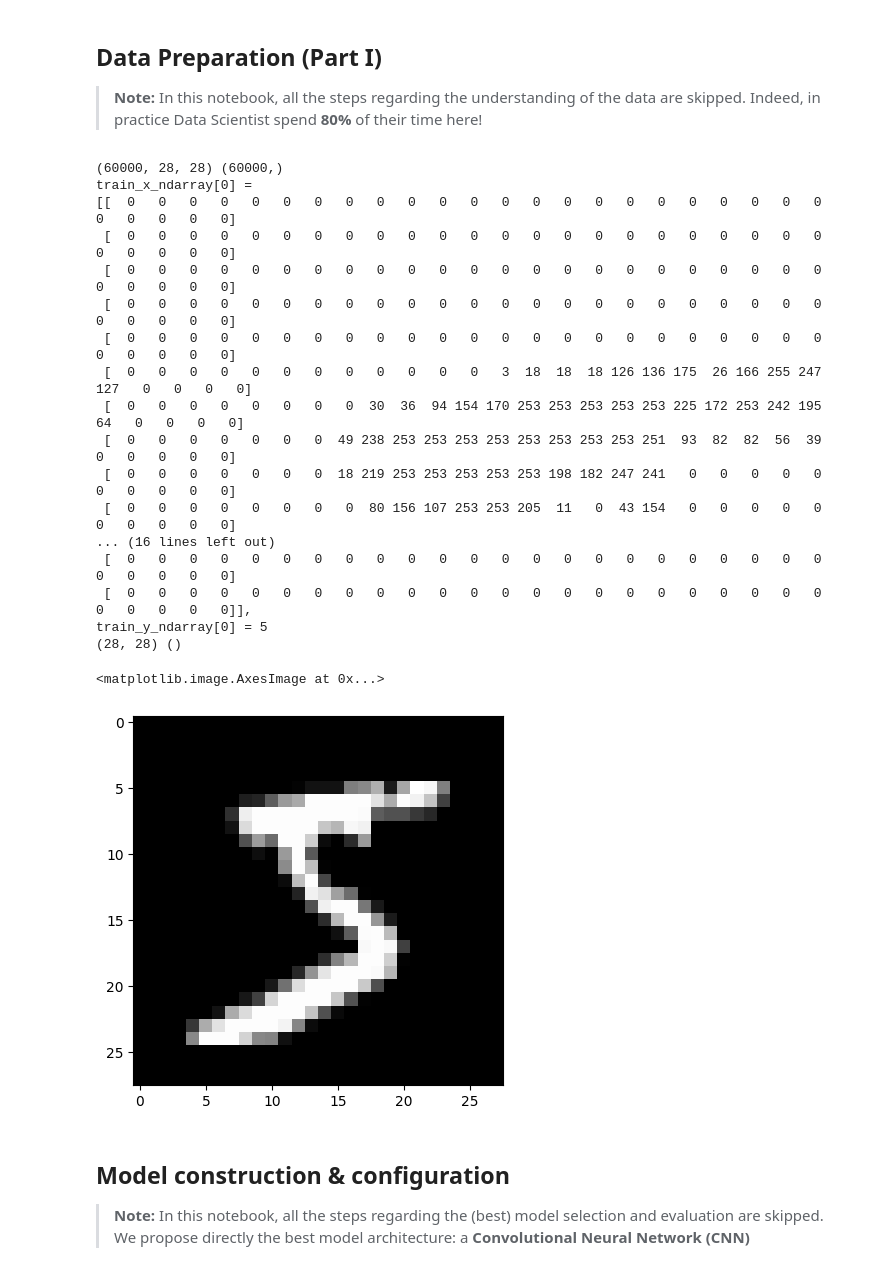
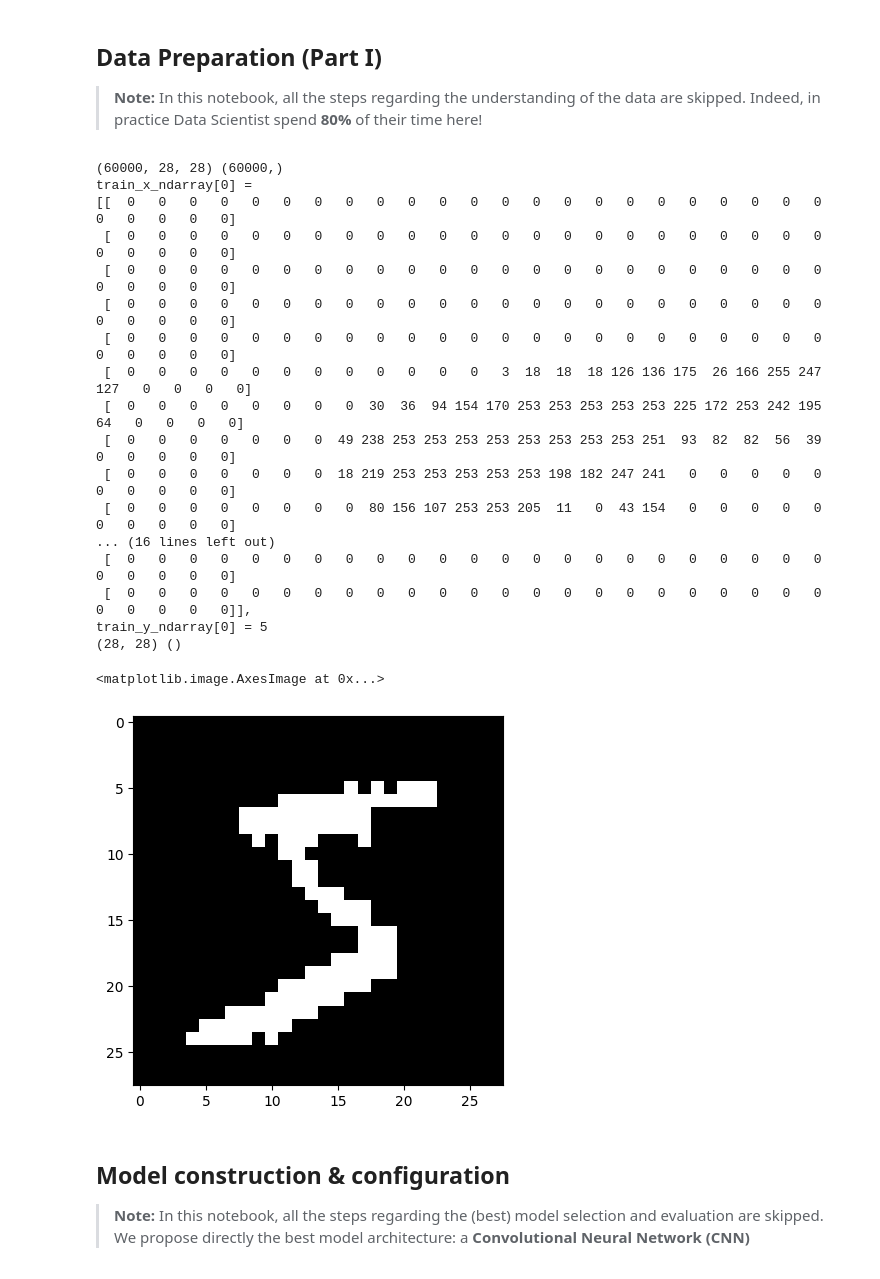
Before and after one commit to regisklaconsulting/become-ai-dev-part-1, a Jupyter notebook: Module-03/notebooks/mnist-CNN-classifier-LEVEL-HERO-DEMO-GPU.ipynb, the cells around one changed output. Saved outputs shown, nothing was run; the diff lists cells and outputs as text; code cells hidden in the pictures.

```diff
--- a/Module-03/notebooks/mnist-cnn-classifier-LEVEL-HERO-DEMO-GPU.ipynb
+++ b/Module-03/notebooks/mnist-CNN-classifier-LEVEL-HERO-DEMO-GPU.ipynb
@@ -61,10 +59,10 @@ os.environ['TF_CPP_MIN_LOG_LEVEL'] = '3'
 # Contain the (un)compressed idx files of MNIST
 
 # on assieoussou (Laptop - CPU)
-# DATA_TOPDIR = "/home/ml/datasets/mnist"
+DATA_TOPDIR = "/home/ml/datasets/mnist"
 
 # on cocoti (Tour - GPU)
-DATA_TOPDIR = "/data/ml/datasets/mnist"
+# DATA_TOPDIR = "/data/ml/datasets/mnist"
 
 # =======
 # MNIST
@@ -116,29 +114,32 @@ test_y_ndarray = idx2numpy.convert_from_file(TEST_LABELS_DATASET_FILE)
 # %%
 # quick check
 print(train_x_ndarray.shape, train_y_ndarray.shape) # => (60000, 28, 28) (60000,)
 print(f"train_x_ndarray[0] = \n{train_x_ndarray[0]}, \ntrain_y_ndarray[0] = {train_y_ndarray[0]}" )
 print(train_x_ndarray[0].shape, train_y_ndarray[0].shape) # => (28, 28) ()
-plt.imshow(train_x_ndarray[0], cmap='gray')
+
+# load and display as b&w
+# plt.imshow(train_x_ndarray[0], cmap='gray')  # RGB
+plt.imshow(Image.fromarray(train_x_ndarray[0]).convert('1'), cmap='gray')
 # %% [output]
 (60000, 28, 28) (60000,)
 train_x_ndarray[0] =
 [[  0   0   0   0   0   0   0   0   0   0   0   0   0   0   0   0   0   0   0   0   0   0   0   0   0   0   0   0]
  [  0   0   0   0   0   0   0   0   0   0   0   0   0   0   0   0   0   0   0   0   0   0   0   0   0   0   0   0]
  [  0   0   0   0   0   0   0   0   0   0   0   0   0   0   0   0   0   0   0   0   0   0   0   0   0   0   0   0]
  [  0   0   0   0   0   0   0   0   0   0   0   0   0   0   0   0   0   0   0   0   0   0   0   0   0   0   0   0]
  [  0   0   0   0   0   0   0   0   0   0   0   0   0   0   0   0   0   0   0   0   0   0   0   0   0   0   0   0]
  [  0   0   0   0   0   0   0   0   0   0   0   0   3  18  18  18 126 136 175  26 166 255 247 127   0   0   0   0]
  [  0   0   0   0   0   0   0   0  30  36  94 154 170 253 253 253 253 253 225 172 253 242 195  64   0   0   0   0]
  [  0   0   0   0   0   0   0  49 238 253 253 253 253 253 253 253 253 251  93  82  82  56  39   0   0   0   0   0]
  [  0   0   0   0   0   0   0  18 219 253 253 253 253 253 198 182 247 241   0   0   0   0   0   0   0   0   0   0]
  [  0   0   0   0   0   0   0   0  80 156 107 253 253 205  11   0  43 154   0   0   0   0   0   0   0   0   0   0]
 ... (16 lines left out)
  [  0   0   0   0   0   0   0   0   0   0   0   0   0   0   0   0   0   0   0   0   0   0   0   0   0   0   0   0]
  [  0   0   0   0   0   0   0   0   0   0   0   0   0   0   0   0   0   0   0   0   0   0   0   0   0   0   0   0]],
 train_y_ndarray[0] = 5
 (28, 28) ()
 <matplotlib.image.AxesImage at 0x...>
-[figure, old version]
+[figure, new version]
 # %% [markdown]
 ## Model construction & configuration
 
```
Also changed, not shown: parts of 14 cells of this notebook, 3 other files.
